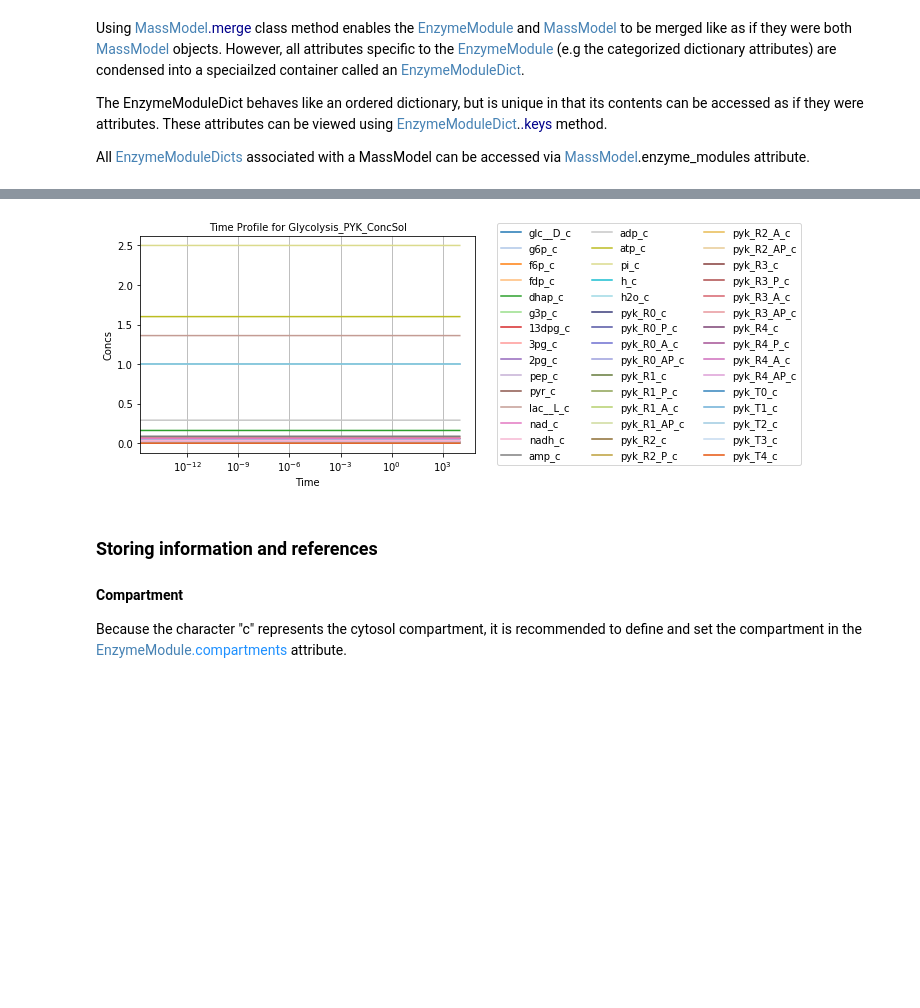
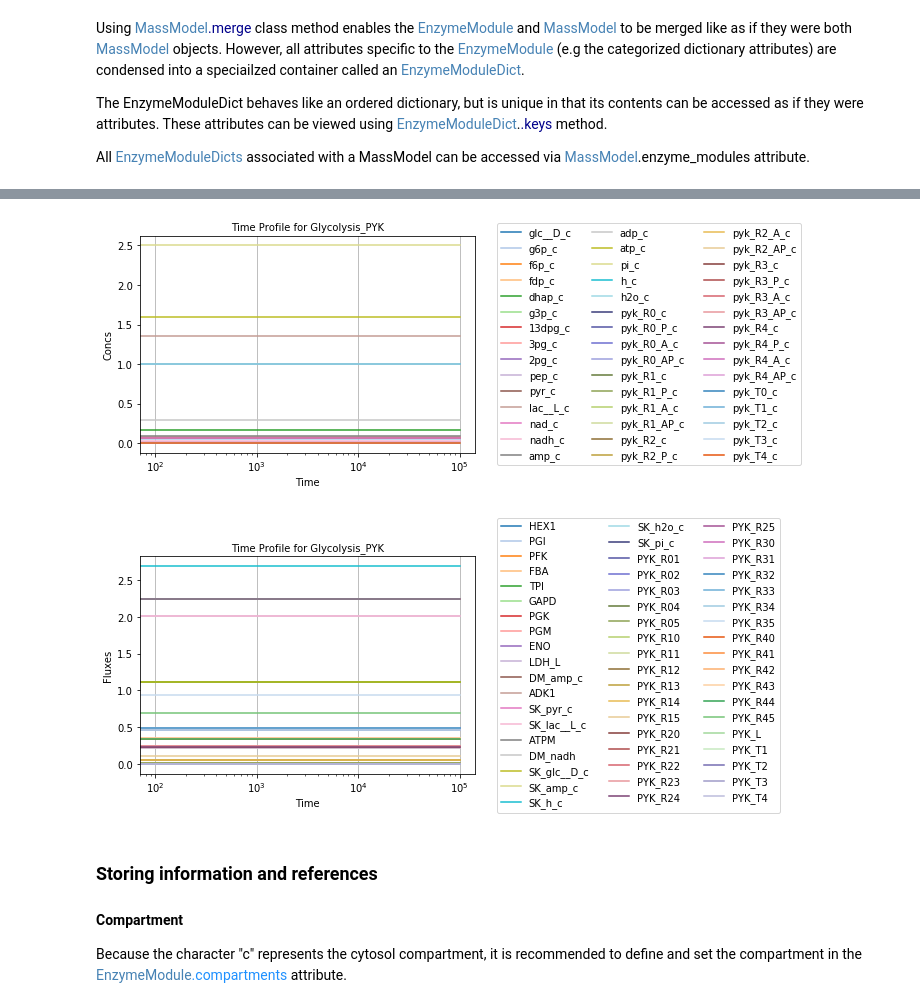
Before and after one commit to SBRG/MASSpy, a Jupyter notebook: notebooks/test_data/PYK_EnzymeModule.ipynb, the cells around one changed output, grey strips where cells are left out. Cells and saved outputs as stored; diff of their text form; code cells hidden in the pictures; blank space fills up the shorter version.

```diff
--- a/notebooks/test_data/PYK_EnzymeModule.ipynb
+++ b/notebooks/test_data/PYK_EnzymeModule.ipynb
@@ -901,12 +903,12 @@ To validate the steady state of the model, concentration and flux solutions can
 # %%
 # Setup simulation object, ensure model is at steady state
-sim = Simulation(glycolysis_PYK)
-options={'method': 'LSODA', 'atol': 1e-15}
-sim.find_steady_state_model(model=glycolysis_PYK, strategy="simulate",
-                            update_initial_conditions=True,
-                            update_reactions=True, **options)
+sim = Simulation(glycolysis_PYK, verbose=True)
+sim.find_steady_state(glycolysis_PYK, strategy="nleq2", update_values=True)
+# Simulate from 0 to 100000 with 1001 points in the output
+conc_sol, flux_sol = sim.simulate(glycolysis_PYK, time=(0, 1e5, 1001))
 
-t0, tf = (0, 1e4)
-conc_sol, flux_sol = sim.simulate_model(glycolysis_PYK, time=(t0, tf), **options)
-conc_sol.preview_time_profile
+# Quickly render and display time profiles
+for sol in [conc_sol, flux_sol]:
+    sol.preview_time_profile
+    plt.show()
 # %% [output]
@@ -913,4 +916,5 @@ conc_sol.preview_time_profile
-[figure, old version]
+[figure, new version]
+[figure, added]
 # %% [markdown]
 ### Storing information and references
 #### Compartment
```
Also changed, not shown: parts of 12 cells of this notebook, 59 other files.
